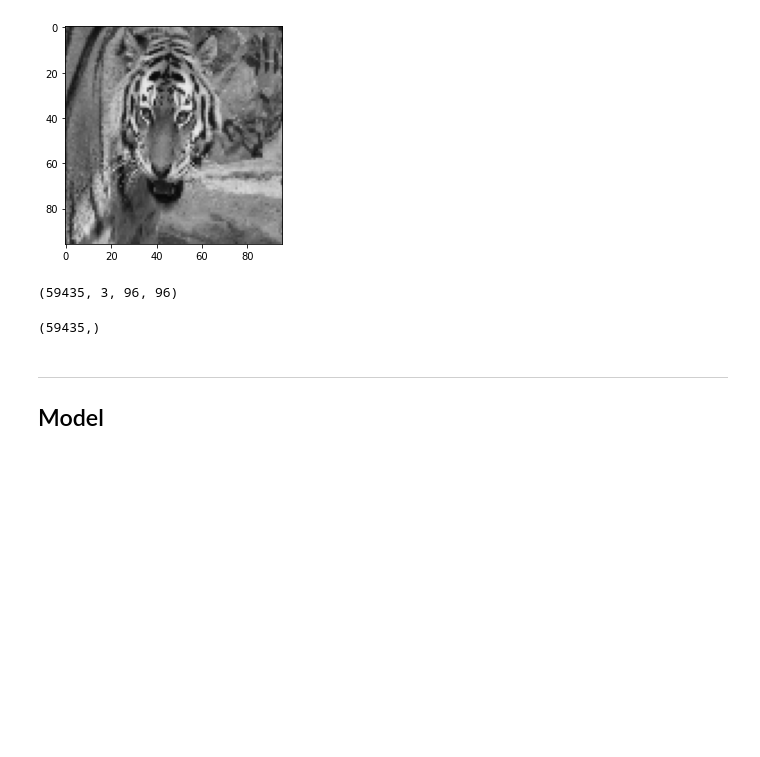
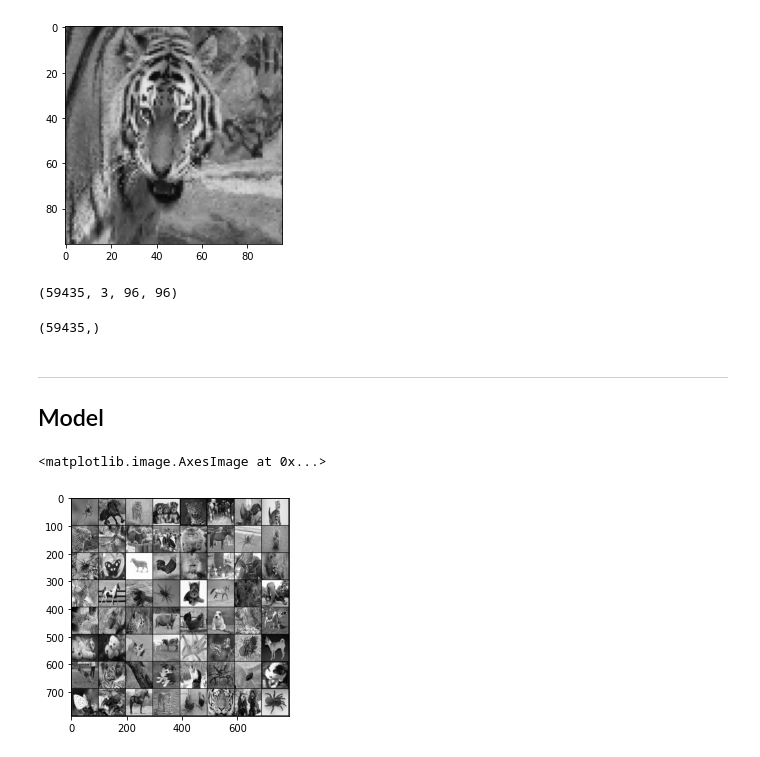
Before and after one commit to WittyTheMighty/Animal-Classification-CNN, a Jupyter notebook: final.ipynb, the cells around one changed output. Saved outputs shown, nothing was run; the diff lists cells and outputs as text; code cells hidden in the pictures; blank space fills up the shorter version.

```diff
--- a/final.ipynb
+++ b/final.ipynb
@@ -252,34 +242,41 @@ class CustomTensorDataset(Dataset):
         self.transform = transform
 
     def __getitem__(self, index):
         x = self.tensors[0][index]
         if self.transform:
             x = self.transform(x)
 
         y = self.tensors[1][index]
 
         return x, y
 
     def __len__(self):
         return self.tensors[0].size(0)
 
 
-y_train = [labels[y] for y in y_train]
+y_train = np.array([labels[y] for y in y_train])
 #x_train, x_test, y_train, y_test = train_test_split(x_train, y_train, test_size=0, random_state=4)
+
+# idx = np.random.choice(np.arange(len(x_train)), 10000, replace=False)
+# x_sample = x_train[idx]
+# y_sample = y_train[idx]
 
 x_train_tensor = torch.tensor(x_train, dtype=float)
 y_train_tensor = torch.tensor(y_train, dtype=float)
 
 trans = transforms.Compose(
     [transforms.Normalize((0.5, 0.5, 0.5), (0.5, 0.5, 0.5))]
 )
 train_dataset = CustomTensorDataset(tensors=(x_train_tensor, y_train_tensor), transform=trans)
 train_dataloader = torch.utils.data.DataLoader(train_dataset, batch_size=batch_size,
                                           shuffle=False)
 
 #x_train_tensor.shape
 real_batch = next(iter(train_dataloader))
 plt.imshow(np.transpose(vutils.make_grid(real_batch[0].to(device)[:64], padding=2, normalize=True).cpu(),(1,2,0)))
+# %% [output]
+<matplotlib.image.AxesImage at 0x...>
+[figure, added]
 # %%
 conv1 = nn.Conv2d(3,6,5)
 pool = nn.MaxPool2d(pooling_filter_size, pooling_stride)
```
Also changed, not shown: parts of 8 cells of this notebook.
